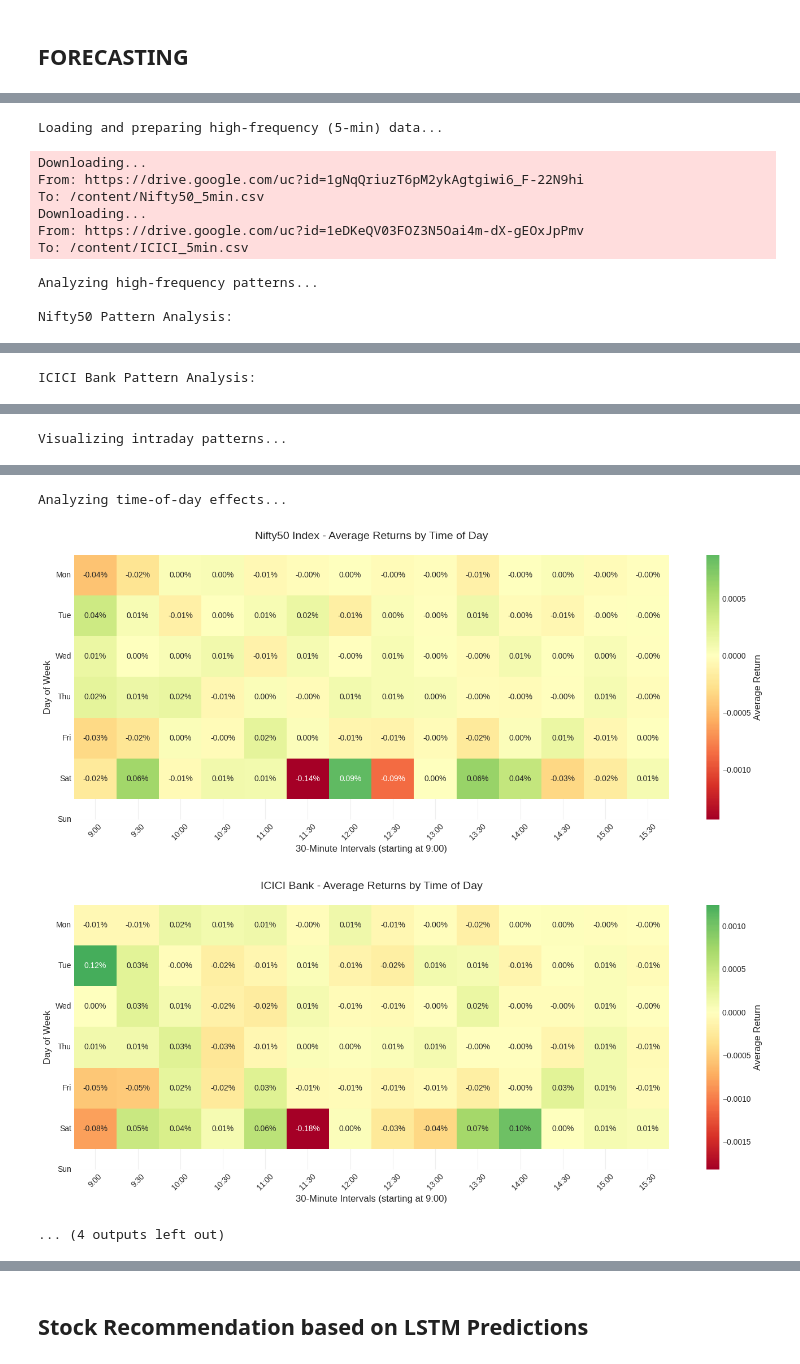
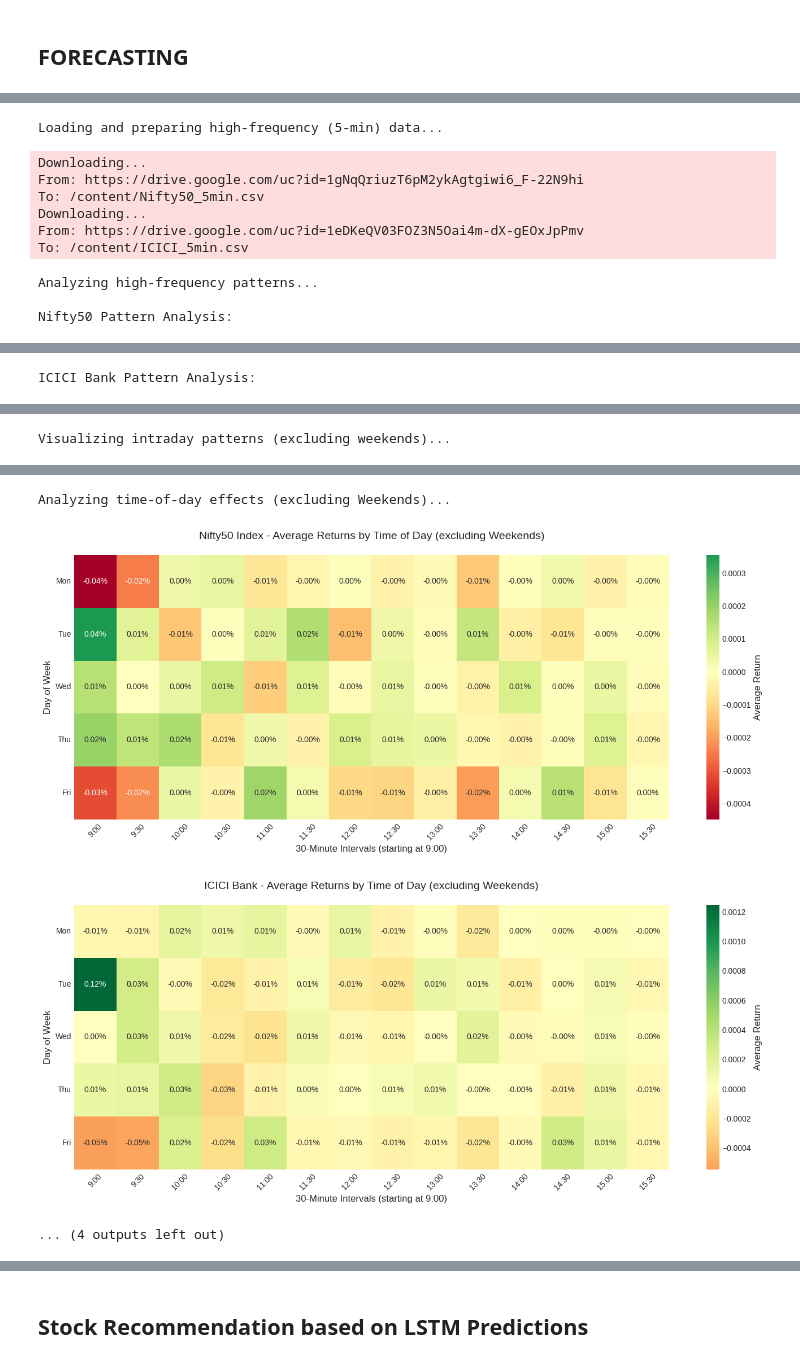
Before and after one commit to KhushiKalra21/Deep-Learning, a Jupyter notebook: LSTM/kkrk2127_LSTM_project_REPORT.ipynb, the cells around one changed output, grey strips where cells are left out. Cells and saved outputs as stored; diff of their text form; code cells hidden in the pictures.

```diff
--- a/LSTM/kkrk2127_LSTM_project_REPORT.ipynb
+++ b/LSTM/kkrk2127_LSTM_project_REPORT.ipynb
@@ -2046,18 +2033,21 @@ icici_seasonality = analyze_seasonality(icici_df, 'ICICI Bank')
 # Corrected Intraday Pattern Visualization
 # --------------------------------
 def plot_intraday_patterns(data, title):
-    """Visualize intraday patterns at 5-minute frequency"""
+    """Visualize intraday patterns at 5-minute frequency, excluding weekends"""
     # Create a copy to avoid modifying original data
     data = data.copy()
 
+    # Filter out Saturday (day_of_week == 5) and Sunday (day_of_week == 6)
+    data_no_weekend = data[(data.index.dayofweek != 5) & (data.index.dayofweek != 6)]
+
     # Extract time components
-    data['hour'] = data.index.hour
-    data['minute'] = data.index.minute
-    data['day_of_week'] = data.index.dayofweek
+    data_no_weekend['hour'] = data_no_weekend.index.hour
+    data_no_weekend['minute'] = data_no_weekend.index.minute
+    data_no_weekend['day_of_week'] = data_no_weekend.index.dayofweek
 
     # Calculate average patterns
-    avg_intraday = data.groupby(['hour', 'minute'])['Close'].mean()
-    avg_weekly = data.groupby('day_of_week')['Close'].mean()
+    avg_intraday = data_no_weekend.groupby(['hour', 'minute'])['Close'].mean()
+    avg_weekly = data_no_weekend.groupby('day_of_week')['Close'].mean()
 
     # Convert multi-index to plottable times
     intraday_times = [f"{h:02d}:{m:02d}" for h, m in avg_intraday.index]
@@ -2069,7 +2059,7 @@ def plot_intraday_patterns(data, title):
     # Intraday pattern
     ax1.plot(intraday_x, avg_intraday.values,
              color='#1f77b4', linewidth=2)
-    ax1.set_title(f'Average Intraday Pattern: {title}', pad=15)
+    ax1.set_title(f'Average Intraday Pattern: {title} (Weekdays Only)', pad=15)
     ax1.set_ylabel('Price (₹)')
 
     # Set x-ticks for every 2 hours (24 ticks)
@@ -2077,14 +2067,14 @@ def plot_intraday_patterns(data, title):
     ax1.set_xticks(tick_positions)
     ax1.set_xticklabels([intraday_times[i] for i in tick_positions])
 
-    # Weekly pattern - handle case where not all days are present
-    days = ['Mon', 'Tue', 'Wed', 'Thu', 'Fri', 'Sat', 'Sun']
-    present_days = avg_weekly.index
+    # Weekly pattern - handle case where not all days are present (Mon-Fri)
+    days = ['Mon', 'Tue', 'Wed', 'Thu', 'Fri']
+    present_days = sorted([d for d in avg_weekly.index if d < 5])  # Filter out weekend indices
     filtered_days = [days[i] for i in present_days]
 
-    ax2.bar(range(len(present_days)), avg_weekly.values,
-           color='#ff7f0e', alpha=0.7)
-    ax2.set_title(f'Average Weekly Pattern: {title}', pad=15)
+    ax2.bar(range(len(present_days)), avg_weekly.values[present_days],
+             color='#ff7f0e', alpha=0.7)
+    ax2.set_title(f'Average Weekly Pattern: {title} (Weekdays Only)', pad=15)
     ax2.set_ylabel('Average Closing Price (₹)')
     ax2.set_xticks(range(len(present_days)))
     ax2.set_xticklabels(filtered_days)
@@ -2093,7 +2083,7 @@ def plot_intraday_patterns(data, title):
     plt.show()
 
 # Plot patterns
-print("\nVisualizing intraday patterns...")
+print("\nVisualizing intraday patterns (excluding weekends)...")
 plot_intraday_patterns(nifty_df, 'Nifty50 Index')
 plot_intraday_patterns(icici_df, 'ICICI Bank')
 
@@ -2101,19 +2091,22 @@ plot_intraday_patterns(icici_df, 'ICICI Bank')
 # Time-of-Day Heatmap Analysis
 # --------------------------------
 def plot_time_of_day_heatmap(data, title):
-    """Create heatmap of price behavior by time of day"""
+    """Create heatmap of price behavior by time of day, excluding Saturdays and Sundays"""
     data = data.copy()
     data['hour'] = data.index.hour
     data['minute'] = data.index.minute
-    data['day_of_week'] = data.index.dayofweek
+    data['day_of_week'] = data.index.dayofweek  # Monday=0, Sunday=6
     data['returns'] = data['Close'].pct_change()
 
+    # Filter out Saturday (day_of_week == 5) and Sunday (day_of_week == 6)
+    data_no_weekend = data[(data['day_of_week'] != 5) & (data['day_of_week'] != 6)]
+
     # Create 30-minute bins (market hours 9:00-15:30)
-    data['time_bin'] = (data['hour'] - 9) * 2 + (data['minute'] // 30)
-    data = data[(data['time_bin'] >= 0) & (data['time_bin'] <= 13)]  # 9:00-15:30
+    data_no_weekend['time_bin'] = (data_no_weekend['hour'] - 9) * 2 + (data_no_weekend['minute'] // 30)
+    data_no_weekend = data_no_weekend[(data_no_weekend['time_bin'] >= 0) & (data_no_weekend['time_bin'] <= 13)]  # 9:00-15:30
 
-    # Calculate average returns by time bin and day of week
-    heatmap_data = data.groupby(['day_of_week', 'time_bin'])['returns'].mean().unstack()
+    # Calculate average returns by time bin and day of week (excluding weekends)
+    heatmap_data = data_no_weekend.groupby(['day_of_week', 'time_bin'])['returns'].mean().unstack()
 
     # Plot
     plt.figure(figsize=(14, 6))
@@ -2122,9 +2115,10 @@ def plot_time_of_day_heatmap(data, title):
                 center=0,
                 annot=True,
                 fmt=".2%",
-                cbar_kws={'label': 'Average Return'})
+                cbar_kws={'label': 'Average Return'},
+                yticklabels=['Mon', 'Tue', 'Wed', 'Thu', 'Fri']) # Exclude Sat and Sun in y-axis labels
 
-    plt.title(f'{title} - Average Returns by Time of Day', pad=20)
+    plt.title(f'{title} - Average Returns by Time of Day (excluding Weekends)', pad=20)
     plt.xlabel('30-Minute Intervals (starting at 9:00)')
     plt.ylabel('Day of Week')
 
@@ -2132,13 +2126,16 @@ def plot_time_of_day_heatmap(data, title):
     bin_labels = [f"{9+h//2}:{30*(h%2):02d}" for h in range(len(heatmap_data.columns))]
     plt.xticks(np.arange(len(heatmap_data.columns)) + 0.5, bin_labels, rotation=45)
 
+    # Keep only the labels for the days present in the heatmap data
+    present_days_indices = sorted(heatmap_data.index.tolist())
     day_labels = ['Mon', 'Tue', 'Wed', 'Thu', 'Fri', 'Sat', 'Sun']
-    plt.yticks(np.arange(len(day_labels)) + 0.5, day_labels, rotation=0)
+    valid_days_labels = [day_labels[i] for i in present_days_indices if i < 5] # Ensure only Mon-Fri are labeled
+    plt.yticks(np.arange(len(valid_days_labels)) + 0.5, valid_days_labels, rotation=0)
 
     plt.tight_layout()
     plt.show()
 
-print("\nAnalyzing time-of-day effects...")
+print("\nAnalyzing time-of-day effects (excluding Weekends)...")
 plot_time_of_day_heatmap(nifty_df, 'Nifty50 Index')
 plot_time_of_day_heatmap(icici_df, 'ICICI Bank')
 
@@ -2325,4 +2322,4 @@ Nifty50 Pattern Analysis:
 [figure]
 ICICI Bank Pattern Analysis:
 [figure]
-Visualizing intraday patterns...
+Visualizing intraday patterns (excluding weekends)...
@@ -2331,6 +2328,6 @@ Visualizing intraday patterns...
-Analyzing time-of-day effects...
+Analyzing time-of-day effects (excluding Weekends)...
-[figure, old version]
+[figure, new version]
-[figure, old version]
+[figure, new version]
 ... (4 outputs left out)
 # %% [markdown]
 **Inference of Seasonal Decomposition: Nifty50 Index (5-min Data)**
```
Also changed, not shown: parts of 16 cells of this notebook.
